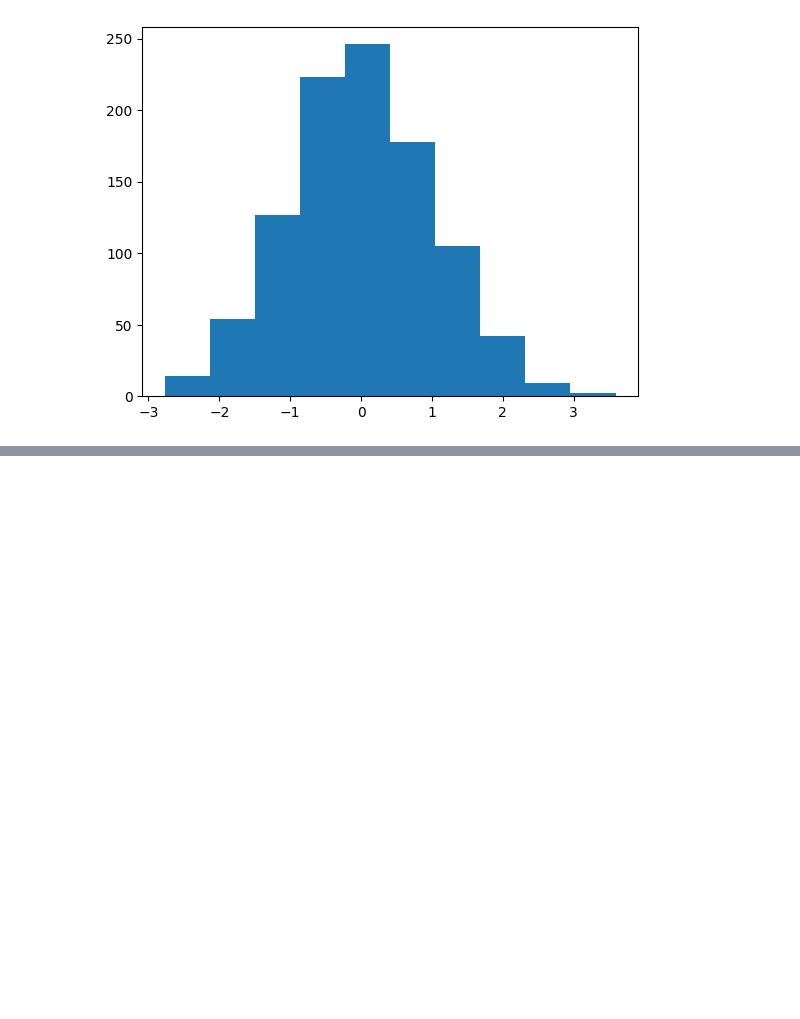
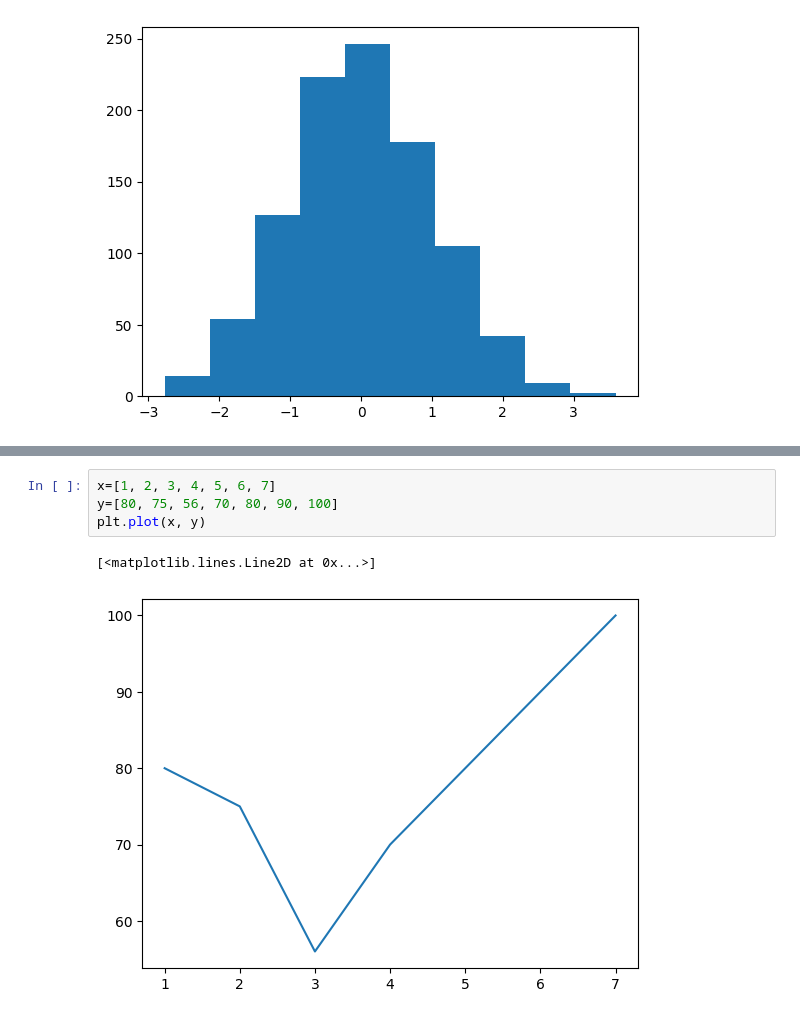
Before and after one commit to morey-ow/cs2521-summer2023, a Jupyter notebook: chapter4notes.ipynb, the cells around one changed output, grey strips where cells are left out. Drawn from its saved outputs; the diff is of its cells as text; blank space fills up the shorter version.

```diff
--- a/chapter4notes.ipynb
+++ b/chapter4notes.ipynb
@@ -559,0 +609,7 @@ plt.hist(x)
+# %%
+x=[1, 2, 3, 4, 5, 6, 7]
+y=[80, 75, 56, 70, 80, 90, 100]
+plt.plot(x, y)
+# %% [output]
+[<matplotlib.lines.Line2D at 0x...>]
+[figure, added]
```
Also changed, not shown: parts of 6 cells of this notebook.
